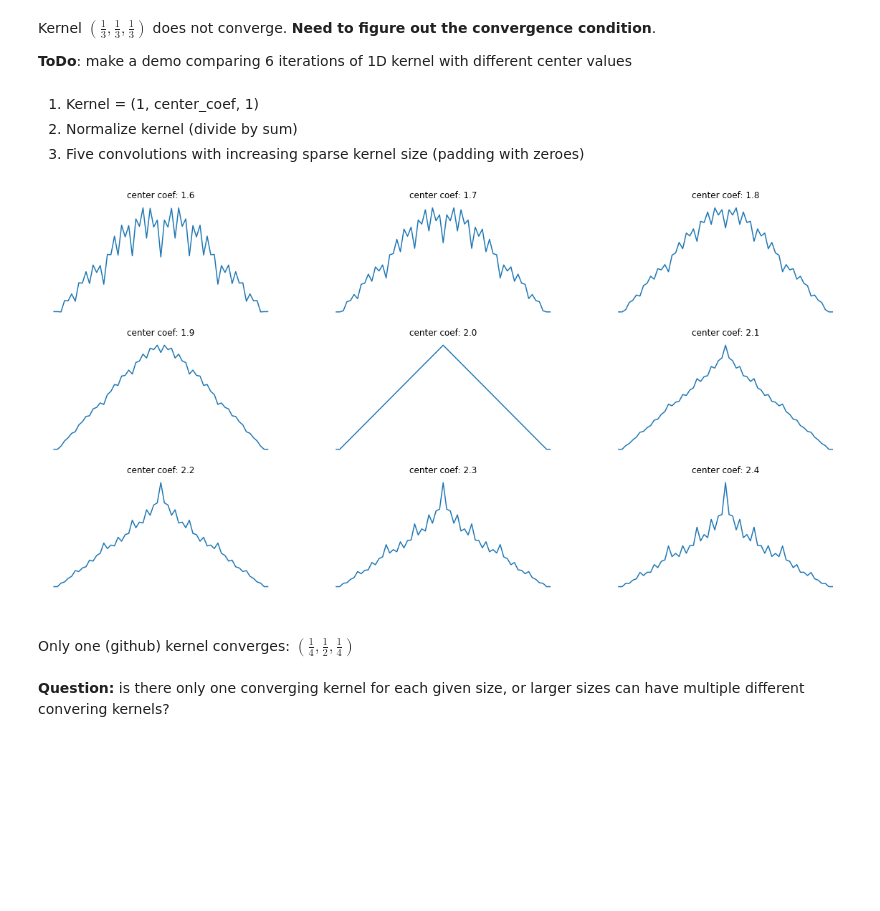
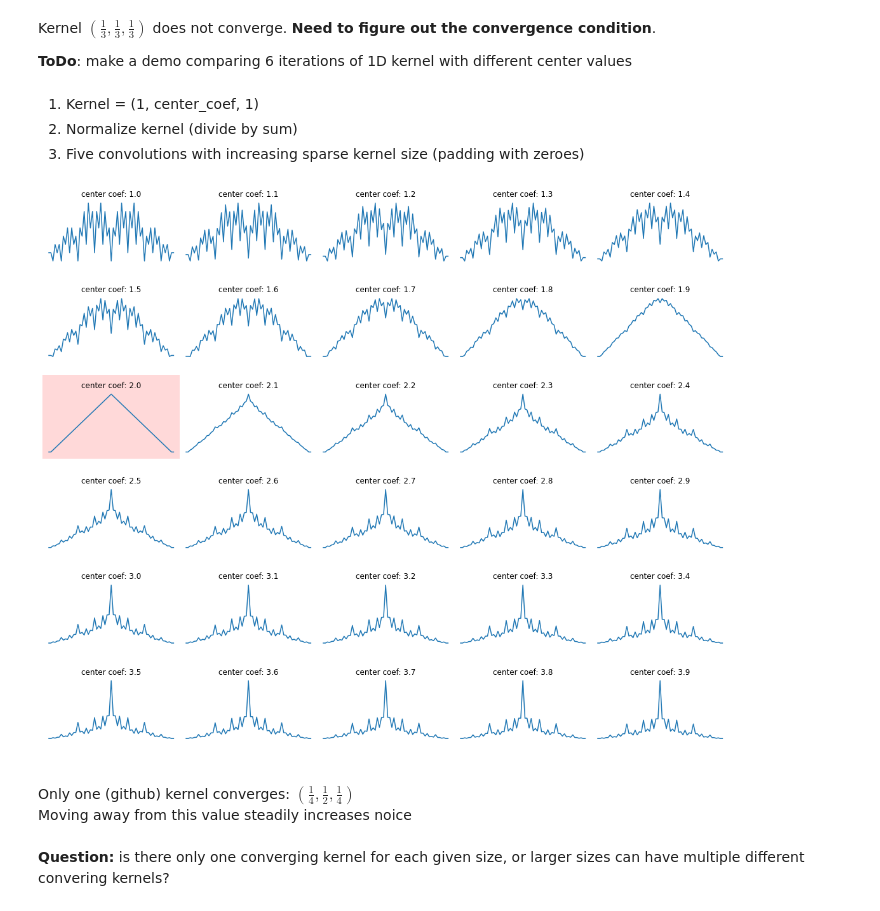
Before and after one commit to ConstantineRudenko/Fast-Filter-Transform-study, a Jupyter notebook: Fast Filter Transform.ipynb, the cells around one changed output. Saved outputs shown, nothing was run; the diff lists cells and outputs as text; code cells hidden in the pictures; blank space fills up the shorter version.

```diff
--- a/Fast Filter Transform.ipynb
+++ b/Fast Filter Transform.ipynb
@@ -536,46 +536,56 @@ def test_1D_kernel(center_coef, scale):
             kernel.append(0)
     return kernel
 
-fig, subplots = plt.subplots(3,3,figsize=(20,10))
+fig = plt.figure(figsize=(15,20))
+plt.subplots_adjust(left=0.0, bottom=0.0, right=1.0, top=0.8, wspace=0, hspace=0.5)
 
-for i in range(-4, 5):
+for i in range(-10, 20):
     center_coef = 2 + i*0.1;
 
     arr = [0 for x in range(61)]
     arr[30] = 1
 
     kernel_scale = 16
     for k in range(5):
         kernel = test_1D_kernel(center_coef, kernel_scale)
         arr = convolution_1D(arr, kernel)
         kernel_scale = int(kernel_scale * 0.5)
 
-    subplots[int((i+4)/3)][(i+4)%3].plot(arr)
-    subplots[int((i+4)/3)][(i+4)%3].axis('off')
-    subplots[int((i+4)/3)][(i+4)%3].set_title("center coef: " + str(center_coef))
+    sp = fig.add_subplot(8,5,i+11)
+
+    sp.plot(arr)
+    sp.set_title("center coef: " + str(round(center_coef,1)))
+    sp.axis('off')
+
+    if center_coef == 2:
+        rec = mpl.patches.Rectangle((autoAxis[0],autoAxis[2]-0.002),(autoAxis[1]-autoAxis[0]),(autoAxis[3]-autoAxis[2]+0.01),fill=True,linewidth=0, alpha=0.15, color="red")
+        rec = sp.add_patch(rec)
+        rec.set_clip_on(False)
 
 plt.show()
 
 display(Markdown(r"""
 
 <br>
-Only one (github) kernel converges: $(\frac{1}{4}, \frac{1}{2}, \frac{1}{4})$
+Only one (github) kernel converges: $(\frac{1}{4}, \frac{1}{2}, \frac{1}{4})$<br>
+Moving away from this value steadily increases noice
 <br><br>
 
 **Question:** is there only one converging kernel for each given size, or larger sizes can have multiple different convering kernels?
 
 """))
 # %% [output]
 
 
 1. Kernel = (1, center_coef, 1)
 2. Normalize kernel (divide by sum)
 3. Five convolutions with increasing sparse kernel size (padding with zeroes)
-[figure, old version]
+[figure, new version]
 
 
 <br>
-Only one (github) kernel converges: $(\frac{1}{4}, \frac{1}{2}, \frac{1}{4})$
+Only one (github) kernel converges: $(\frac{1}{4}, \frac{1}{2}, \frac{1}{4})$<br>
+Moving away from this value steadily increases noice
 <br><br>
 
 **Question:** is there only one converging kernel for each given size, or larger sizes can have multiple different convering kernels?
```
Also changed, not shown: 1 other file.
